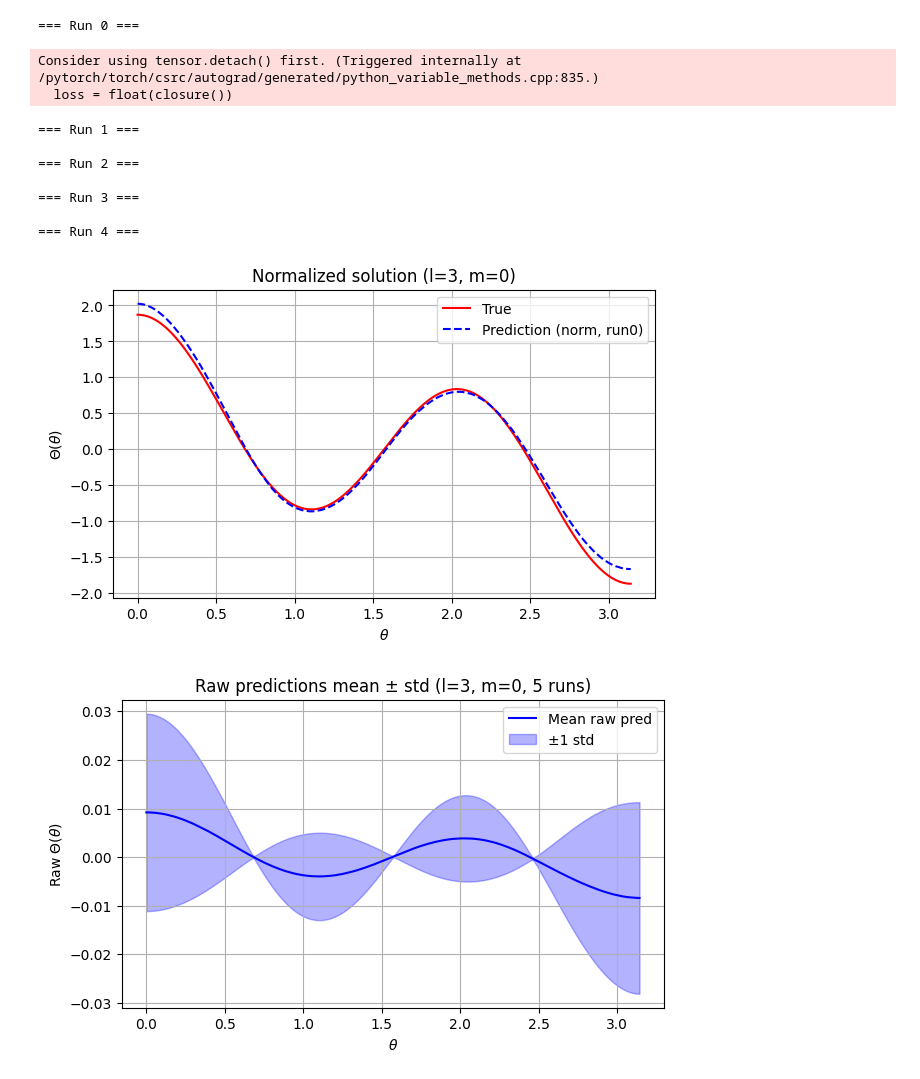
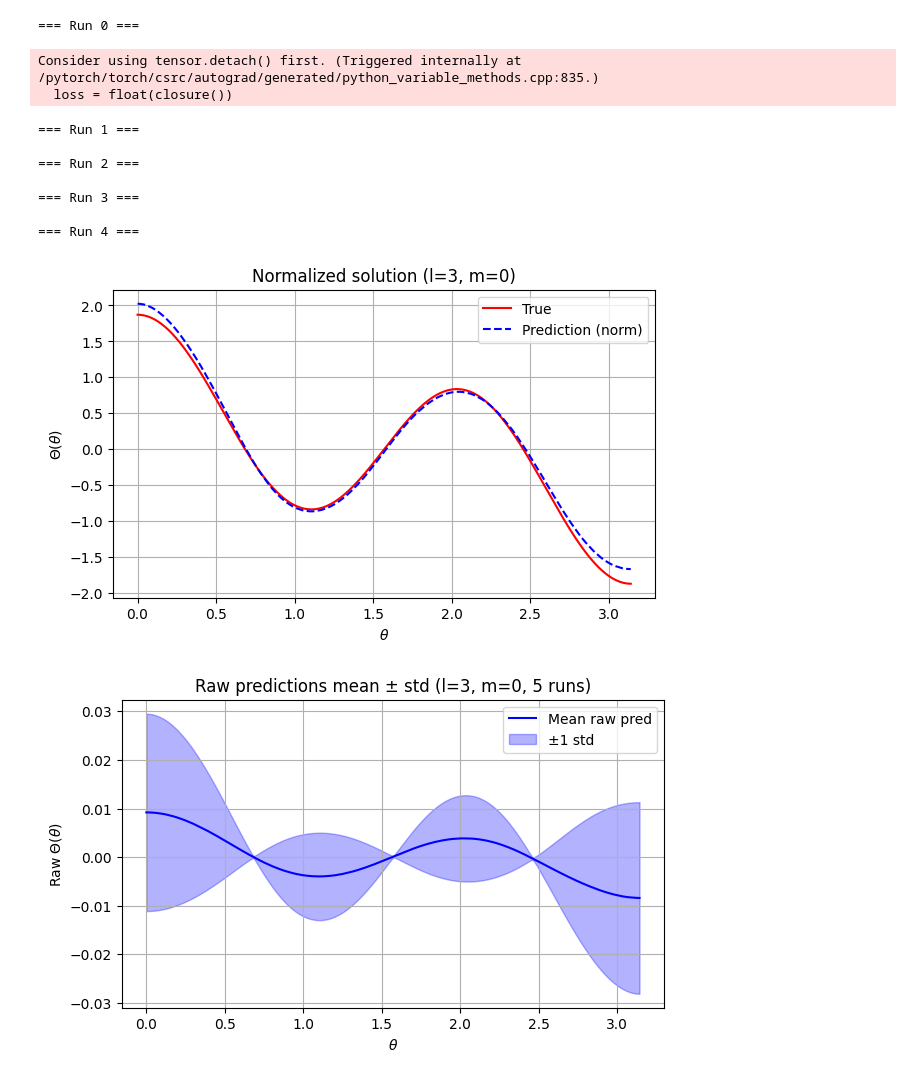
Before and after one commit to arunangshu19/PINN, a Jupyter notebook: tise_ang_l3_m0.ipynb, the cells around one changed output. Drawn from its saved outputs; the diff is of its cells as text; code cells hidden in the pictures.

```diff
--- a/tise_ang_l3_m0.ipynb
+++ b/tise_ang_l3_m0.ipynb
@@ -144,13 +144,13 @@ def plot_results(theta_grid, preds_raw, preds_norm, all_losses):
     weights = np.sin(theta_grid)
     true /= np.sqrt(np.trapz(true**2 * weights, theta_grid))
 
-    # Representative normalized plot (from run 0)
+    # Representative normalized plot
     pred_norm = preds_norm[0]
     if np.sign(pred_norm[1]) != np.sign(true[1]):
         pred_norm = -pred_norm
     plt.figure(figsize=(7,4))
     plt.plot(theta_grid, true, 'r-', label='True')
-    plt.plot(theta_grid, pred_norm, 'b--', label='Prediction (norm, run0)')
+    plt.plot(theta_grid, pred_norm, 'b--', label='Prediction (norm)')
     plt.title(f"Normalized solution (l={l}, m={m})")
     plt.xlabel(r'$\theta$'); plt.ylabel(r'$\Theta(\theta)$')
     plt.legend(); plt.grid(True); plt.show()
@@ -171,33 +171,33 @@ def plot_results(theta_grid, preds_raw, preds_norm, all_losses):
     # Loss curves
     plt.figure(figsize=(7,4))
     for i, losses in enumerate(all_losses):
         plt.plot(np.log10(np.maximum(losses, 1e-16)), label=f'Run {i}')
     plt.title("Training loss log10")
     plt.xlabel("iteration"); plt.ylabel("log10(loss)")
     plt.legend(); plt.grid(True); plt.show()
 
 if __name__ == "__main__":
     preds_raw, preds_norm, all_losses = [], [], []
     for seed in range(n_runs):
         print(f"\n=== Run {seed} ===")
         model, losses, pool = train(seed=seed)
         pred_raw, pred_norm = evaluate(model, pool)
         preds_raw.append(pred_raw)
         preds_norm.append(pred_norm)
         all_losses.append(losses)
 
     plot_results(pool, preds_raw, preds_norm, all_losses)
 # %% [output]
 === Run 0 ===
 Consider using tensor.detach() first. (Triggered internally at /pytorch/torch/csrc/autograd/generated/python_variable_methods.cpp:835.)
   loss = float(closure())
 === Run 1 ===
 
 === Run 2 ===
 
 === Run 3 ===
 
 === Run 4 ===
-[figure, old version]
+[figure, new version]
 [figure]
 [figure]
```
